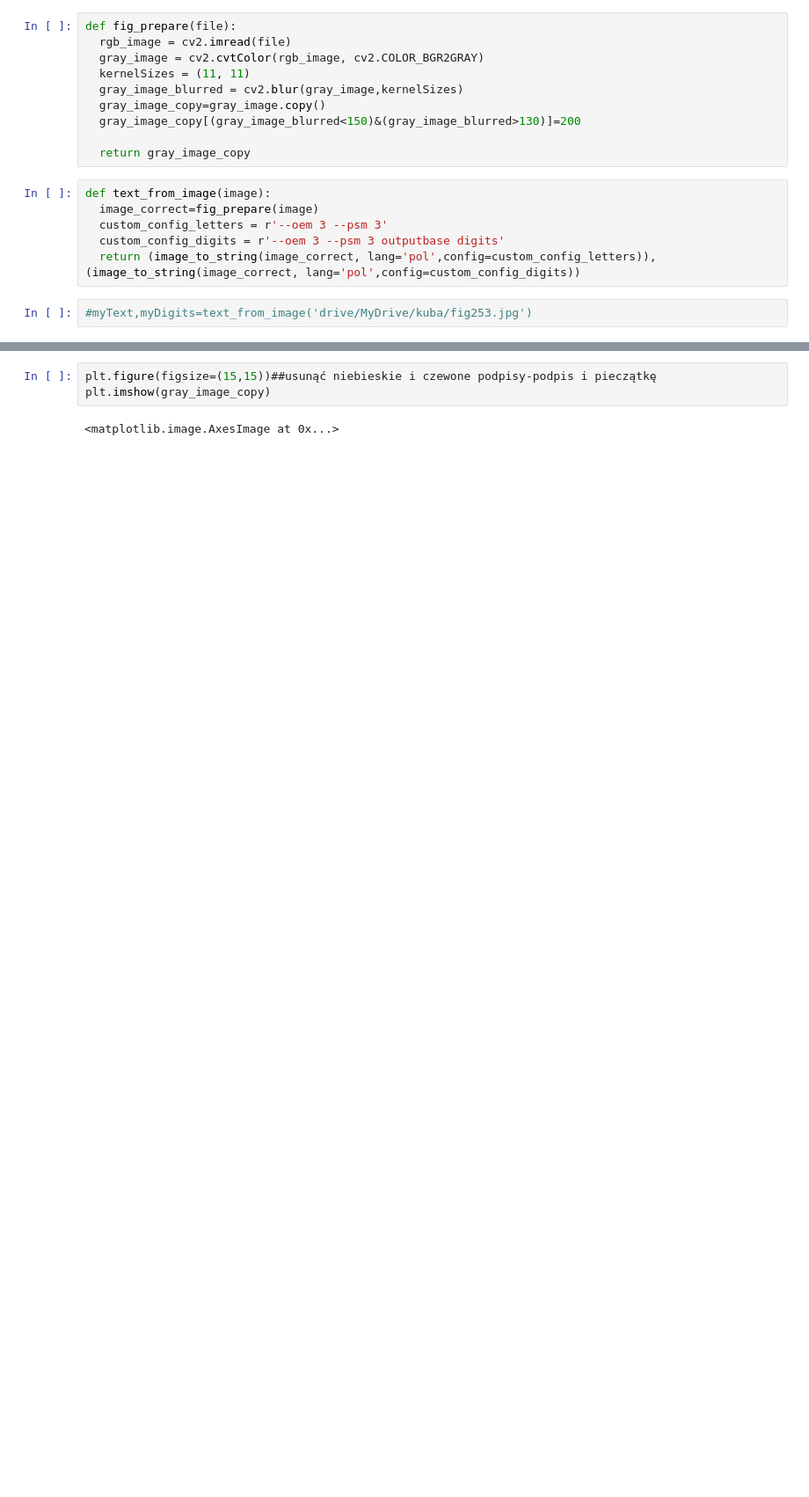
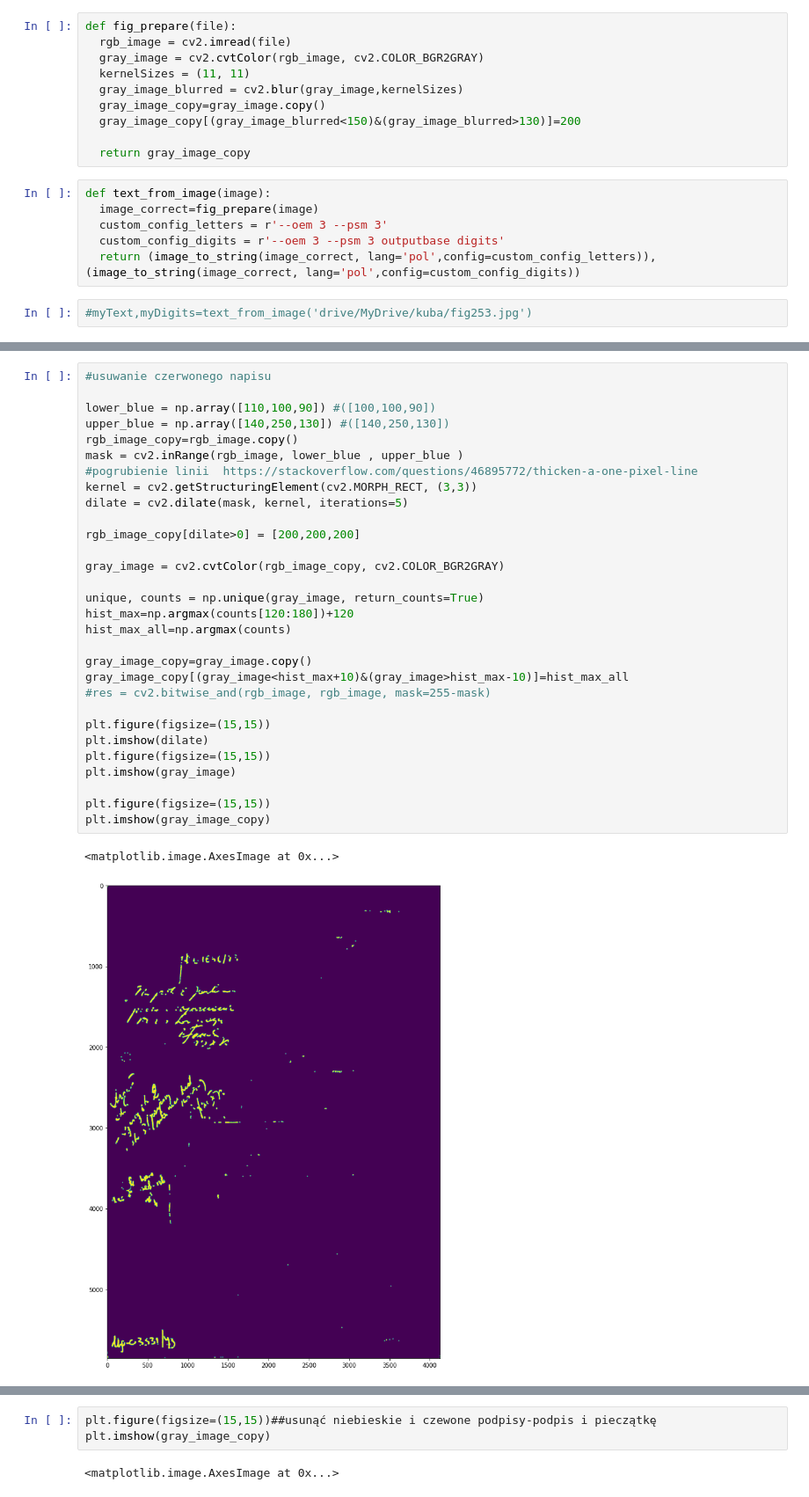
Before and after one commit to KacperGrodecki/image_proccessing, a Jupyter notebook: kuba_img_manip.ipynb, the cells around one changed output, grey strips where cells are left out. Shown at 88% size. Drawn from its saved outputs; the diff is of its cells as text; blank space fills up the shorter version.

```diff
--- a/kuba_img_manip.ipynb
+++ b/kuba_img_manip.ipynb
@@ -116,3 +104,36 @@ kernelSizes = (11, 11)
 gray_image_blurred = cv2.blur(gray_image,kernelSizes)
 gray_image_copy=gray_image.copy()
 gray_image_copy[(gray_image<hist_max+15)&(gray_image>hist_max-15)]=hist_max_all+10
+# %%
+#usuwanie czerwonego napisu
+
+lower_blue = np.array([110,100,90]) #([100,100,90])
+upper_blue = np.array([140,250,130]) #([140,250,130])
+rgb_image_copy=rgb_image.copy()
+mask = cv2.inRange(rgb_image, lower_blue , upper_blue )
+#pogrubienie linii  https://stackoverflow.com/questions/46895772/thicken-a-one-pixel-line
+kernel = cv2.getStructuringElement(cv2.MORPH_RECT, (3,3))
+dilate = cv2.dilate(mask, kernel, iterations=5)
+
+rgb_image_copy[dilate>0] = [200,200,200]
+
+gray_image = cv2.cvtColor(rgb_image_copy, cv2.COLOR_BGR2GRAY)
+
+unique, counts = np.unique(gray_image, return_counts=True)
+hist_max=np.argmax(counts[120:180])+120
+hist_max_all=np.argmax(counts)
+
+gray_image_copy=gray_image.copy()
+gray_image_copy[(gray_image<hist_max+10)&(gray_image>hist_max-10)]=hist_max_all
+#res = cv2.bitwise_and(rgb_image, rgb_image, mask=255-mask)
+
+plt.figure(figsize=(15,15))
+plt.imshow(dilate)
+plt.figure(figsize=(15,15))
+plt.imshow(gray_image)
+
+plt.figure(figsize=(15,15))
+plt.imshow(gray_image_copy)
+# %% [output]
+<matplotlib.image.AxesImage at 0x...>
+[figure, added]
```
Also changed, not shown: parts of 10 cells of this notebook.
